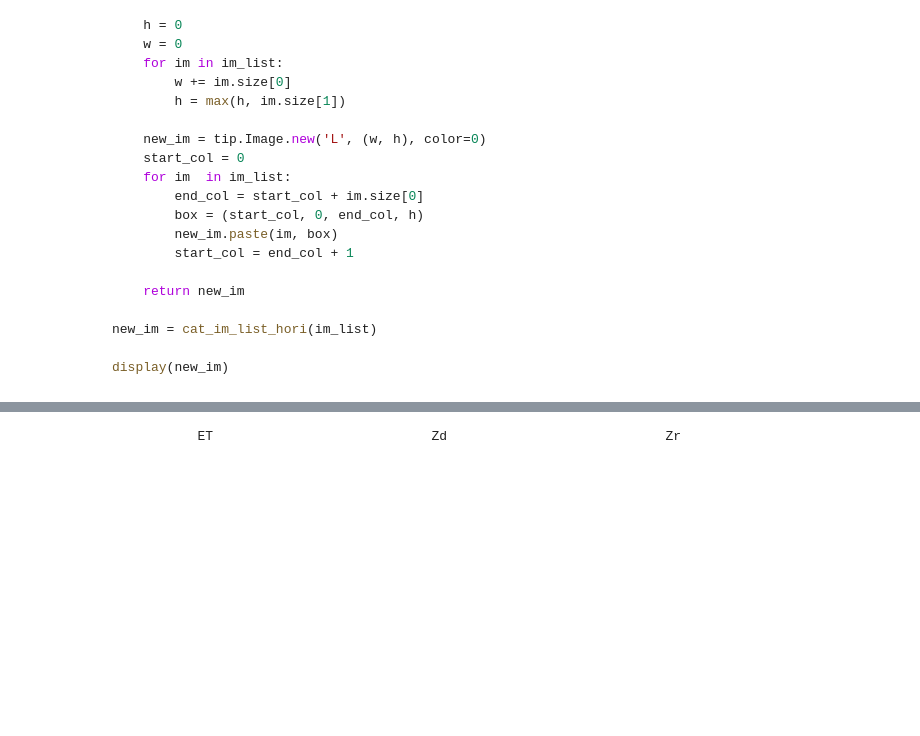
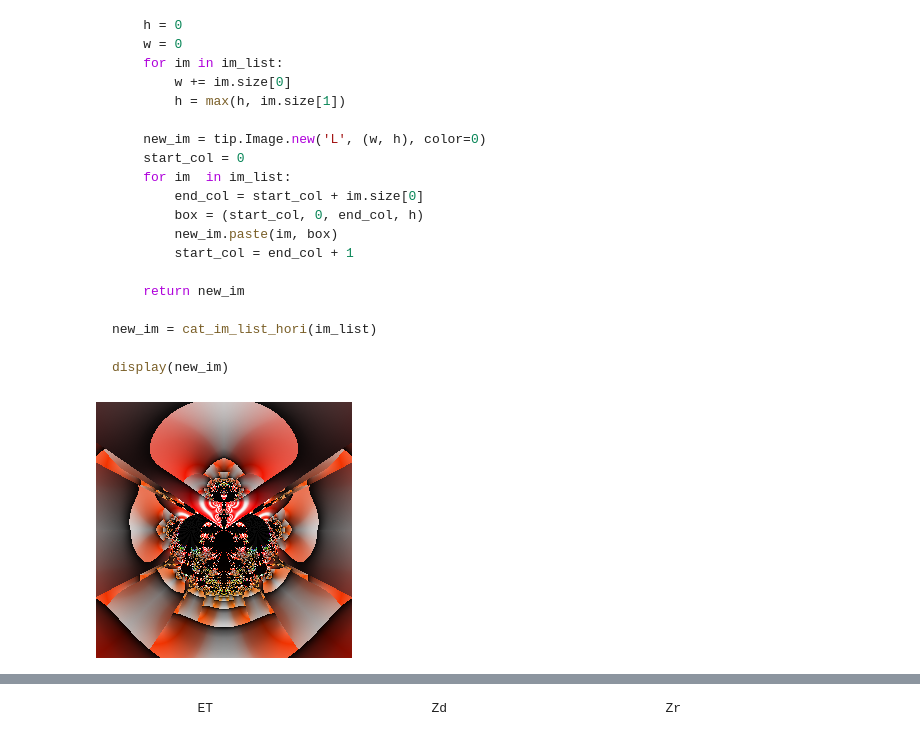
Before and after one commit to dlanier/scalygraphic, a Jupyter notebook: doc_code/impute_color_examples_HackingHistory.ipynb, the cells around one changed output, grey strips where cells are left out. Cells and saved outputs as stored; diff of their text form; code cells hidden in the pictures; blank space fills up the shorter version.

```diff
--- a/doc_code/impute_color_examples_HackingHistory.ipynb
+++ b/doc_code/impute_color_examples_HackingHistory.ipynb
@@ -102,0 +84,5 @@ display(new_im)
+# %%
+im = get_im(ET_1, Z_1, Z0_1)
+display(im)
+# %% [output]
+[figure, added]
```
Also changed, not shown: parts of 4 cells of this notebook, 1 other file.
